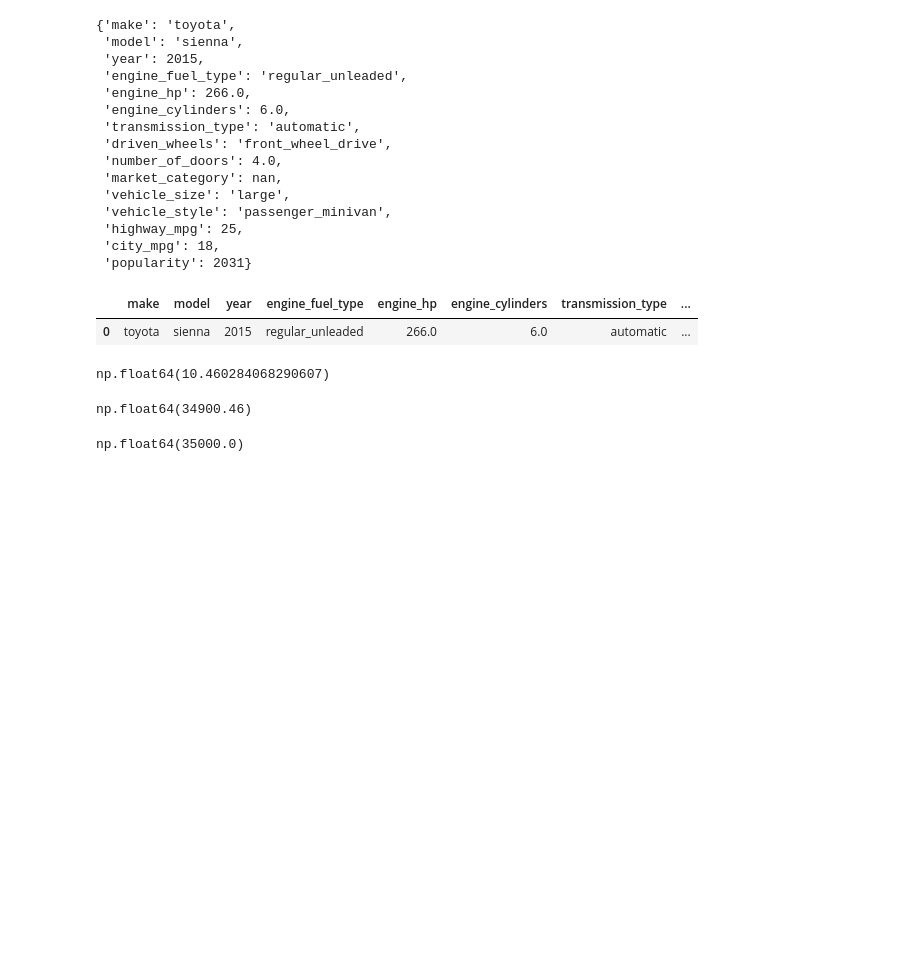
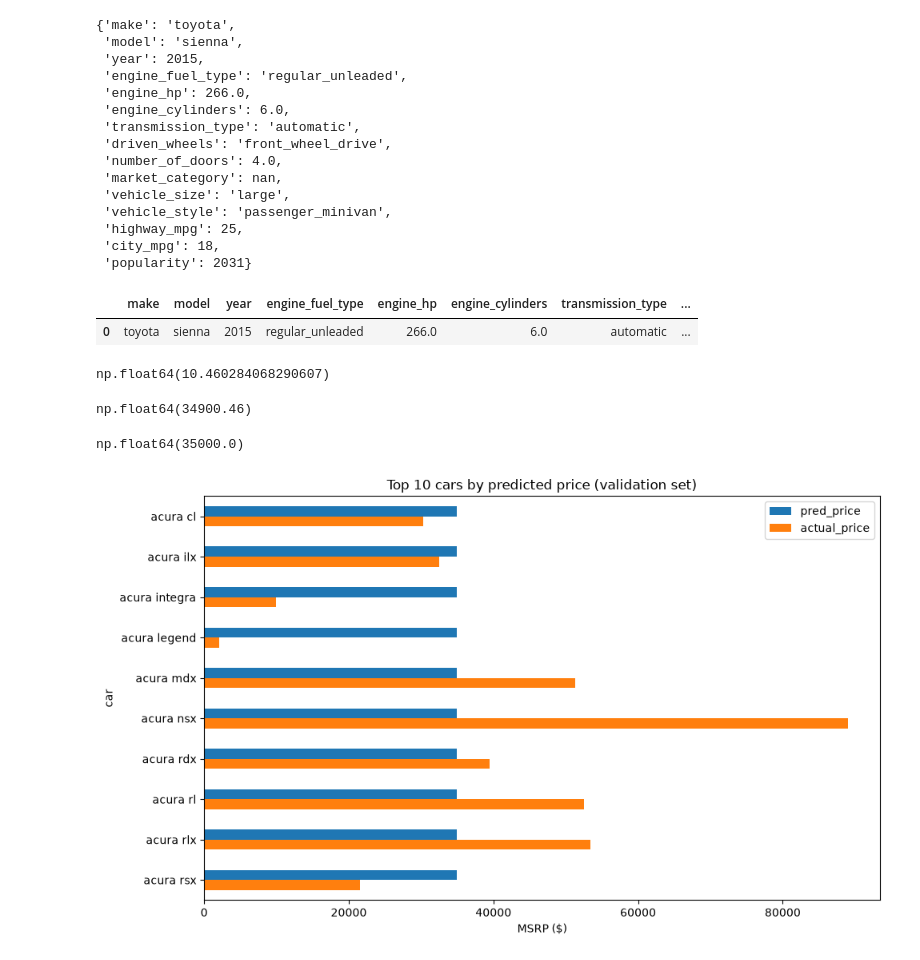
Before and after one commit to beebzee1722/ml_zoomcamp, a Jupyter notebook: 02-car_price/car_price.ipynb, the cells around one changed output. Drawn from its saved outputs; the diff is of its cells as text; code cells hidden in the pictures; blank space fills up the shorter version.

Commit message:
Update car price notebook

```diff
--- a/02-car_price/car_price.ipynb
+++ b/02-car_price/car_price.ipynb
@@ -855,3 +855,22 @@ np.float64(34900.46)
 np.expm1(y_test[20]).round(2)
 # %% [output]
 np.float64(35000.0)
+# %%
+results = df_val.copy()
+results['pred_price'] = np.expm1(y_pred)    # undo log1p
+results['actual_price'] = np.expm1(y_val)
+results['car'] = results['make'] + ' ' + results['model']
+
+# average per car, since the same model appears many times (trims/years)
+top10 = (results.groupby('car')[['pred_price', 'actual_price']]
+                .mean()
+                .nlargest(10, 'pred_price'))
+
+ax = top10.plot.barh(figsize=(10, 6))
+ax.invert_yaxis()                            # highest at the top
+ax.set_xlabel('MSRP ($)')
+ax.set_title('Top 10 cars by predicted price (validation set)')
+plt.tight_layout()
+plt.show()
+# %% [output]
+[figure, added]
```
